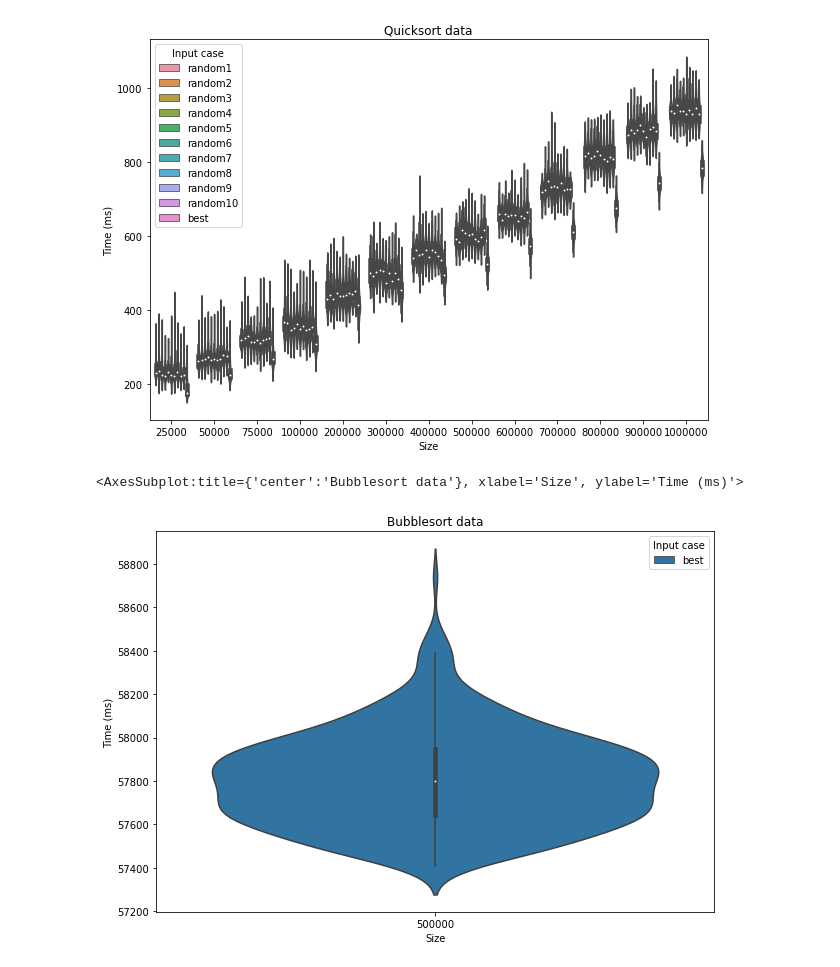
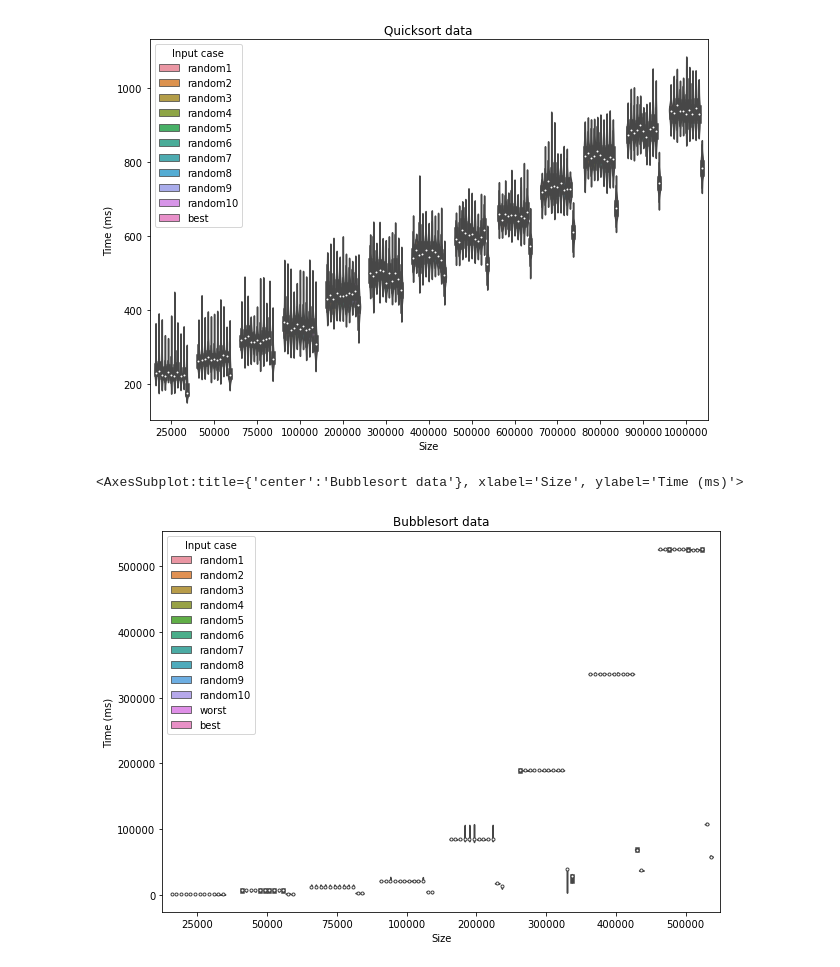
Before and after one commit to hrallil/RAPL_measurements, a Jupyter notebook: Java/FinalResults/DataAnalysis.ipynb, the cells around one changed output. Saved outputs shown, nothing was run; the diff lists cells and outputs as text; code cells hidden in the pictures.

```diff
--- a/Java/FinalResults/DataAnalysis.ipynb
+++ b/Java/FinalResults/DataAnalysis.ipynb
@@ -137,13 +166,21 @@ dtype: int64
 # %%
-bgAVG = []
+#Bubblesort
+bgAVGbubbleRand = []
 s = [25000,50000,75000,100000,200000,300000,400000,500000,600000,700000,800000,900000,1000000]
+l = []
 for size in range(len(s)):
-    bgAVG.append(dfReadCSV[dfReadCSV["Test name"] == f"readCSVCountingRand{s[size]}"].mean())
-bgAVG
-l = []
-for i in range(len(dfCounting)):
+    bgAVGbubbleRand.append(dfReadCSV[dfReadCSV["Test name"] == f"readCSVRand{s[size]}"].mean())
+
+for i in range(len(dfBubbleSort)):
     for size in range(len(s)):
-        if (int(dfCounting["Size"][i]) == s[size]):
-            l.append(dfCounting["CPU (J)"][i] - bgAVG[size]["CPU (J)"])
+        if (int(dfBubbleSort["Size"][i]) == s[size]):
+            if(dfBubbleSort["Input case"][i] != "worst" and dfBubbleSort["Input case"][i] != "best"):
+                l.append(dfBubbleSort["CPU (J)"][i] - bgAVGbubbleRand[size]["CPU (J)"])
+            if(dfBubbleSort["Input case"][i] == "best"):
+                l.append(0)                                         # We're missing sorted. Has been named "revsorted" in the Makefile for readCSV
+            if(dfBubbleSort["Input case"][i] == "worst"):
+                l.append(0)                                         # we need to redo rev-sorted. has been mixed with revsorted in the Makefile for readCSV
 
-dfCounting["CPU - BG"] = l
+dfBubbleSort["CPU - BG"] = l
+
+dfBubbleSort
@@ -186,9 +285,9 @@ sns.violinplot(data = dfQuickSort[dfQuickSort["Input case"] != "worst"], y = "Ti
 # %%
 plt.figure(figsize=(10,7))
 plt.title("Bubblesort data")
-sns.violinplot(data = dfBubbleSort[dfBubbleSort["Input case"]=="best"][dfBubbleSort["Size"] == "500000"], y = "Time (ms)", x = "Size", hue ="Input case")
+sns.violinplot(data = dfBubbleSort, y = "Time (ms)", x = "Size", hue ="Input case")
 # %% [output]
 <AxesSubplot:title={'center':'Bubblesort data'}, xlabel='Size', ylabel='Time (ms)'>
-[figure, old version]
+[figure, new version]
 # %%
 plt.figure(figsize=(10,7))
```
Also changed, not shown: parts of 12 cells of this notebook, 1 other file.
